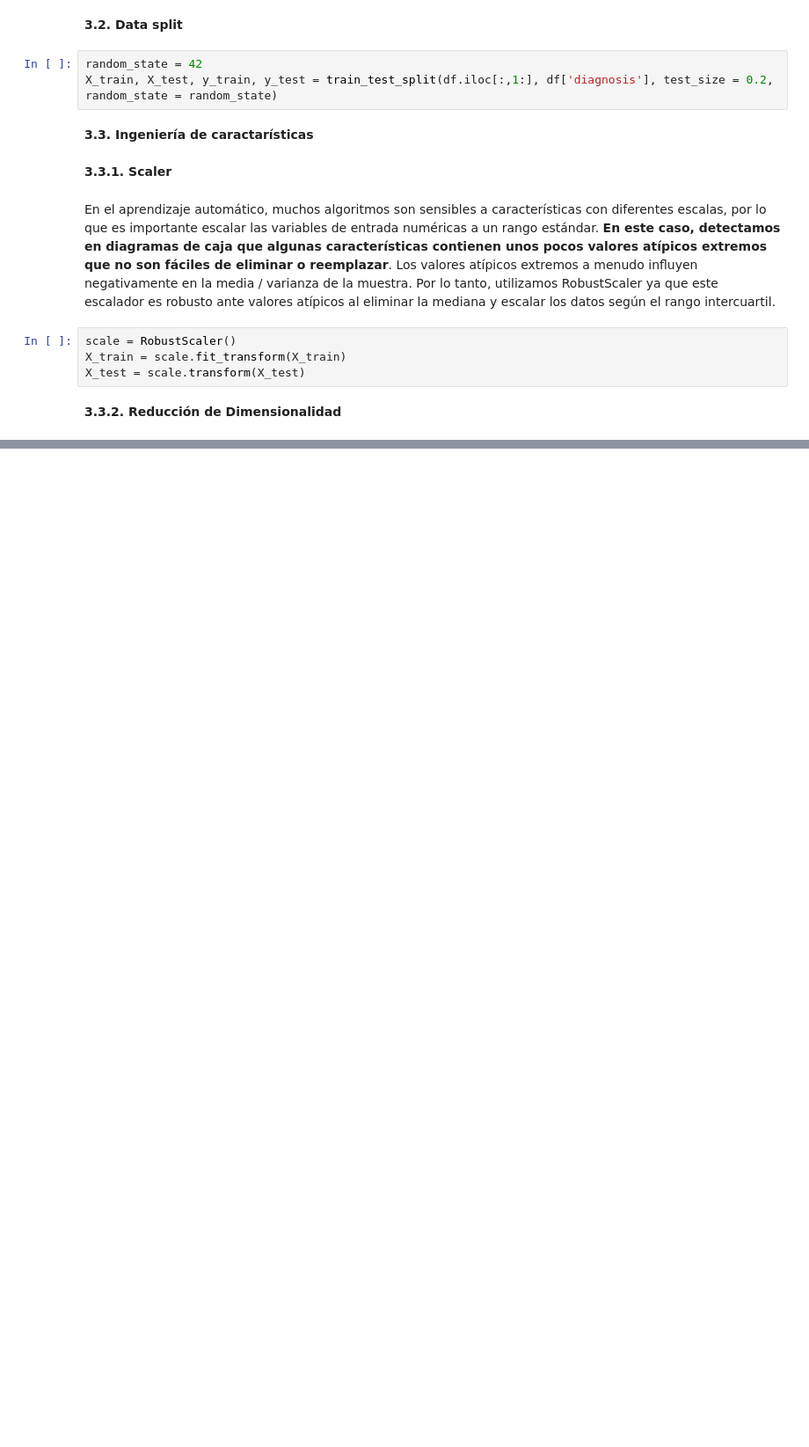
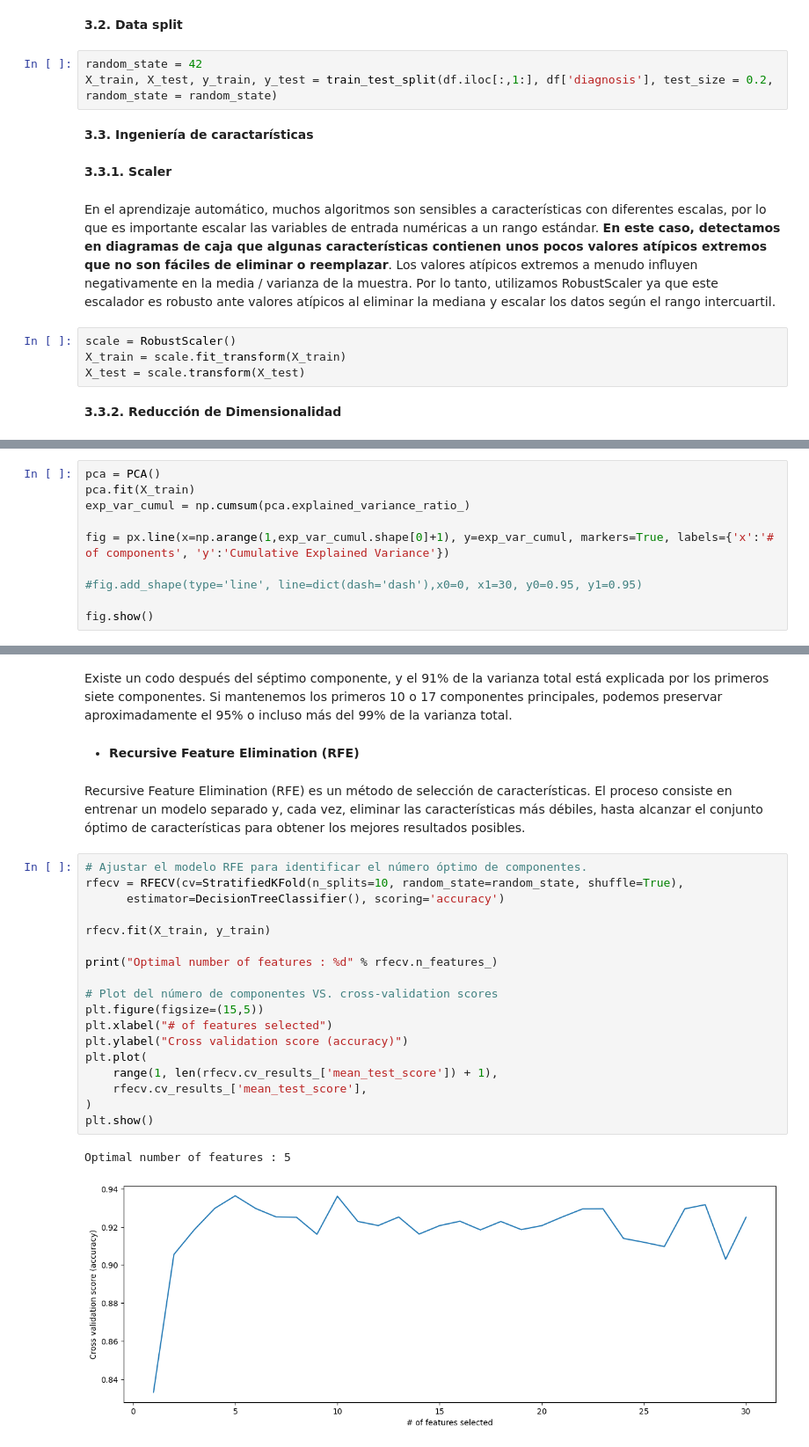
Before and after one commit to Jolmed26/Programacion_2, a Jupyter notebook: Challenges/Challenge_2/ML_Challenge_Cancer_Detection.ipynb, the cells around one changed output, grey strips where cells are left out. Shown at 88% size. Drawn from its saved outputs; the diff is of its cells as text; blank space fills up the shorter version.

```diff
--- a/Challenges/Challenge_2/ML_Challenge_Cancer_Detection.ipynb
+++ b/Challenges/Challenge_2/ML_Challenge_Cancer_Detection.ipynb
@@ -172,0 +173,10 @@ X_test = scale.transform(X_test)
+# %%
+pca = PCA()
+pca.fit(X_train)
+exp_var_cumul = np.cumsum(pca.explained_variance_ratio_)
+
+fig = px.line(x=np.arange(1,exp_var_cumul.shape[0]+1), y=exp_var_cumul, markers=True, labels={'x':'# of components', 'y':'Cumulative Explained Variance'})
+
+#fig.add_shape(type='line', line=dict(dash='dash'),x0=0, x1=30, y0=0.95, y1=0.95)
+
+fig.show()
@@ -172,0 +185,27 @@ X_test = scale.transform(X_test)
+# %% [markdown]
+Existe un codo después del séptimo componente, y el 91% de la varianza total está explicada por los primeros siete componentes. Si mantenemos los primeros 10 o 17 componentes principales, podemos preservar aproximadamente el 95% o incluso más del 99% de la varianza total.
+# %% [markdown]
+- **Recursive Feature Elimination (RFE)**
+# %% [markdown]
+Recursive Feature Elimination (RFE) es un método de selección de características. El proceso consiste en entrenar un modelo separado y, cada vez, eliminar las características más débiles, hasta alcanzar el conjunto óptimo de características para obtener los mejores resultados posibles.
+# %%
+# Ajustar el modelo RFE para identificar el número óptimo de componentes.
+rfecv = RFECV(cv=StratifiedKFold(n_splits=10, random_state=random_state, shuffle=True),
+      estimator=DecisionTreeClassifier(), scoring='accuracy')
+
+rfecv.fit(X_train, y_train)
+
+print("Optimal number of features : %d" % rfecv.n_features_)
+
+# Plot del número de componentes VS. cross-validation scores
+plt.figure(figsize=(15,5))
+plt.xlabel("# of features selected")
+plt.ylabel("Cross validation score (accuracy)")
+plt.plot(
+    range(1, len(rfecv.cv_results_['mean_test_score']) + 1),
+    rfecv.cv_results_['mean_test_score'],
+)
+plt.show()
+# %% [output]
+Optimal number of features : 5
+[figure, added]
```
Also changed, not shown: parts of 26 cells of this notebook.
